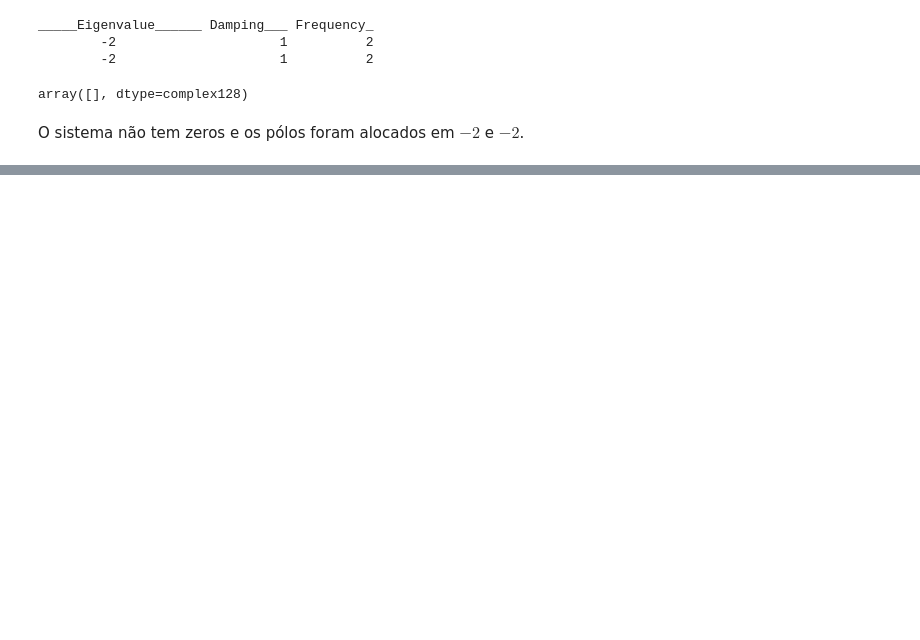
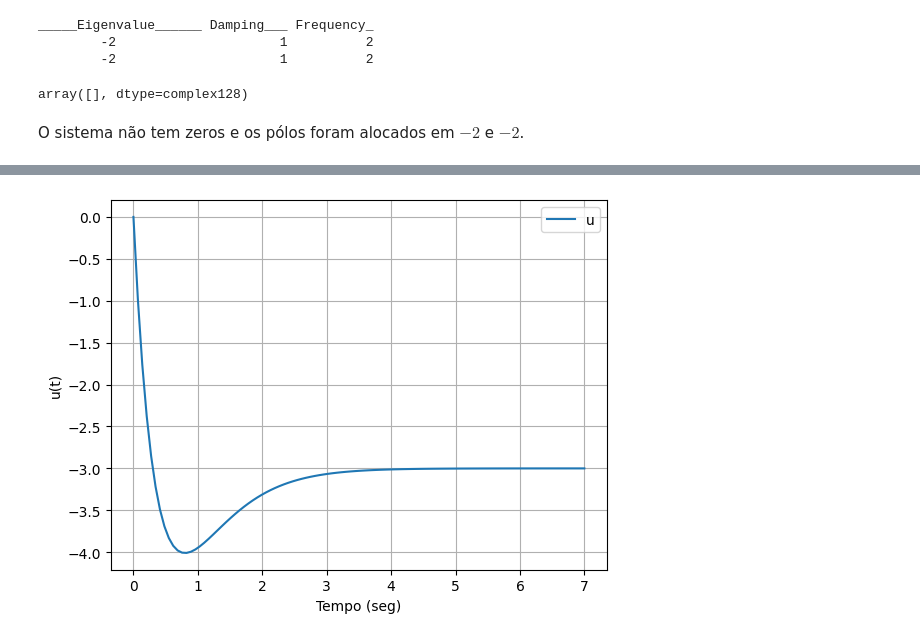
Before and after one commit to rsbayma/Controle-II, a Jupyter notebook: Estados/3 - Realimentação de estados (controle)/3.4 - Referência e escolha de pólos.ipynb, the cells around one changed output, grey strips where cells are left out. Cells and saved outputs as stored; diff of their text form; code cells hidden in the pictures; blank space fills up the shorter version.

```diff
--- a/Estados/3 - Realimentação de estados (controle)/3.4 - Referência e escolha de pólos.ipynb
+++ b/Estados/3 - Realimentação de estados (controle)/3.4 - Referência e escolha de pólos.ipynb
@@ -167,0 +156,9 @@ Observação: se quisermos obter os outros sinais do sistema, tais como o sinal
+# %%
+plt.plot(t,y[1,0,:])
+plt.legend('u(t)')
+plt.grid()
+plt.xlabel('Tempo (seg)')
+plt.ylabel('u(t)')
+plt.show()
+# %% [output]
+[figure, added]
```
Also changed, not shown: parts of 30 cells of this notebook, 6 other files.
